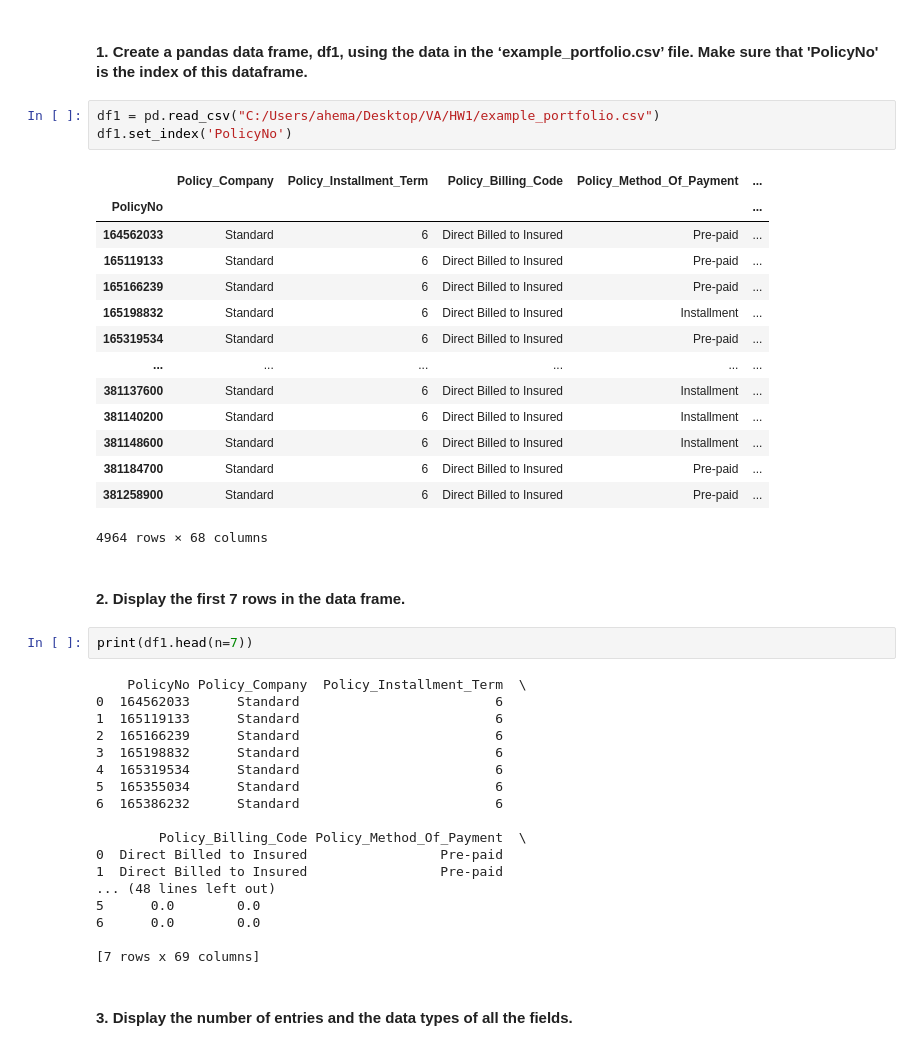
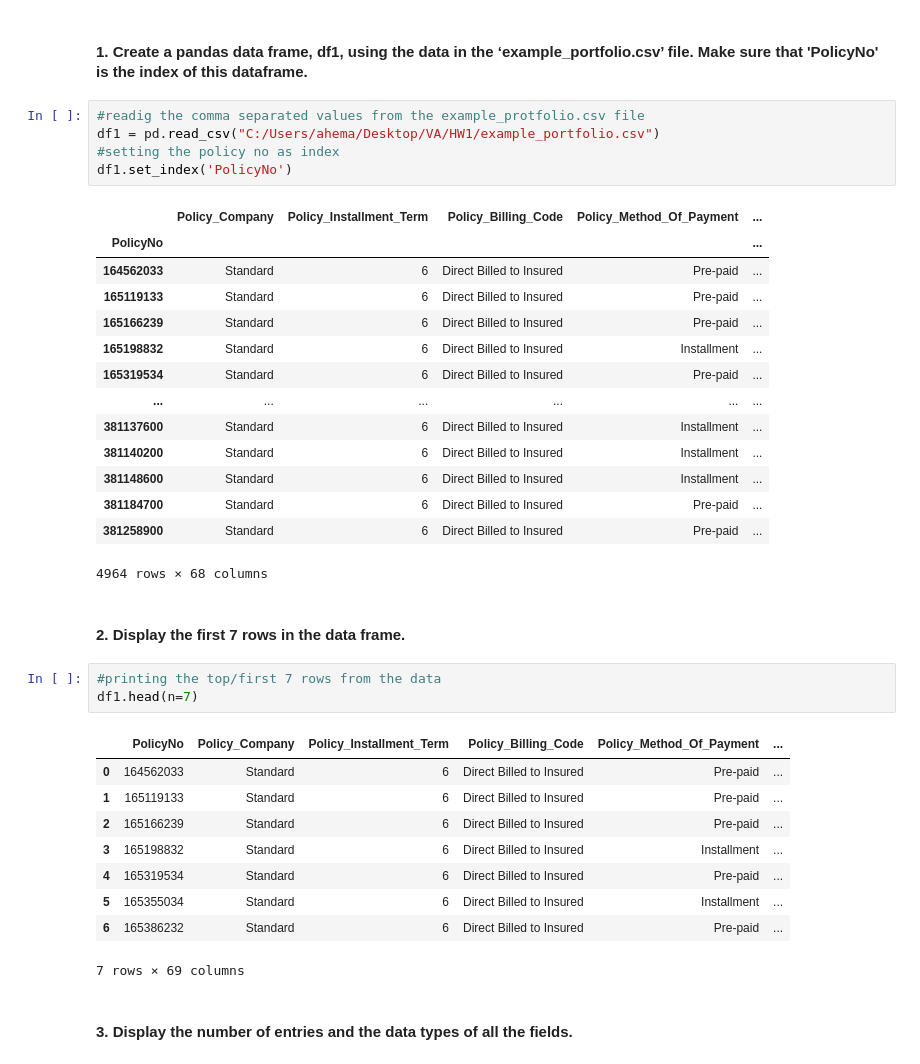
Before and after one commit to anumolu-hemanth/VisualAnalyticsHWAssignments, a Jupyter notebook: HW1/hw_1.ipynb, the cells around one changed output. Cells and saved outputs as stored; diff of their text form.

```diff
--- a/HW1/hw_1.ipynb
+++ b/HW1/hw_1.ipynb
@@ -7,7 +7,9 @@ import pandas as pd
 # %% [markdown]
 #### 1. Create a pandas data frame, df1, using the data in the ‘example_portfolio.csv’ file. Make sure that 'PolicyNo' is the index of this dataframe.
 # %%
+#readig the comma separated values from the example_protfolio.csv file
 df1 = pd.read_csv("C:/Users/ahema/Desktop/VA/HW1/example_portfolio.csv")
+#setting the policy no as index
 df1.set_index('PolicyNo')
 # %% [output]
 |  | Policy_Company | Policy_Installment_Term | Policy_Billing_Code | Policy_Method_Of_Payment | ... |
@@ -26,25 +28,18 @@ df1.set_index('PolicyNo')
 4964 rows × 68 columns
 # %% [markdown]
 #### 2. Display the first 7 rows in the data frame.
-# %%
-print(df1.head(n=7))
-# %% [output]
-    PolicyNo Policy_Company  Policy_Installment_Term  \
-0  164562033      Standard                         6
-1  165119133      Standard                         6
-2  165166239      Standard                         6
-3  165198832      Standard                         6
-4  165319534      Standard                         6
-5  165355034      Standard                         6
-6  165386232      Standard                         6
-
-        Policy_Billing_Code Policy_Method_Of_Payment  \
-0  Direct Billed to Insured                 Pre-paid
-1  Direct Billed to Insured                 Pre-paid
-... (48 lines left out)
-5      0.0        0.0
-6      0.0        0.0
-
-[7 rows x 69 columns]
+# %%
+#printing the top/first 7 rows from the data
+df1.head(n=7)
+# %% [output]
+|  | PolicyNo | Policy_Company | Policy_Installment_Term | Policy_Billing_Code | Policy_Method_Of_Payment | ... |
+| 0 | 164562033 | Standard | 6 | Direct Billed to Insured | Pre-paid | ... |
+| 1 | 165119133 | Standard | 6 | Direct Billed to Insured | Pre-paid | ... |
+| 2 | 165166239 | Standard | 6 | Direct Billed to Insured | Pre-paid | ... |
+| 3 | 165198832 | Standard | 6 | Direct Billed to Insured | Installment | ... |
+| 4 | 165319534 | Standard | 6 | Direct Billed to Insured | Pre-paid | ... |
+| 5 | 165355034 | Standard | 6 | Direct Billed to Insured | Installment | ... |
+| 6 | 165386232 | Standard | 6 | Direct Billed to Insured | Pre-paid | ... |
+7 rows × 69 columns
 # %% [markdown]
 #### 3.  Display the number of entries and the data types of all the fields.
```
Also changed, not shown: parts of 12 cells of this notebook, 1 other file.
